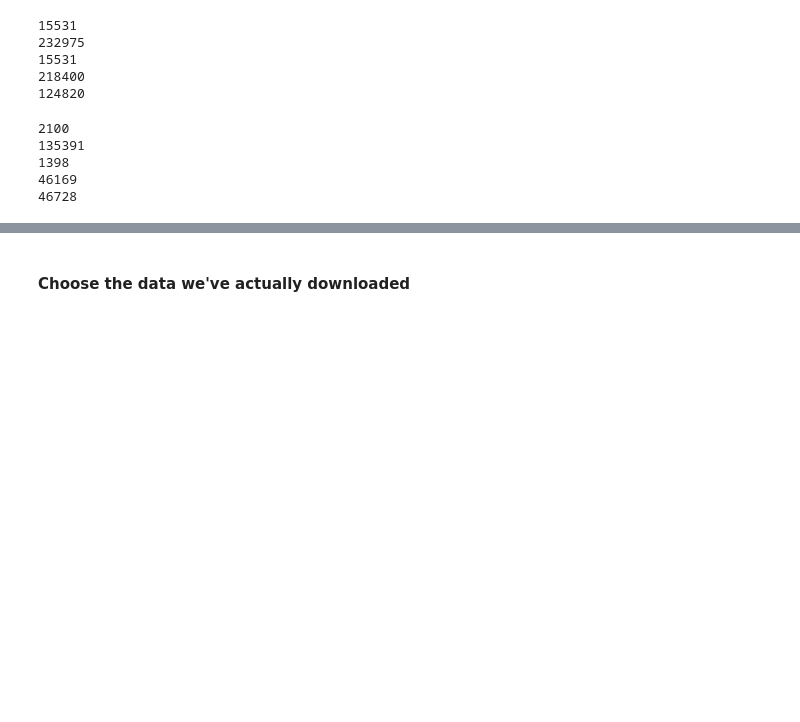
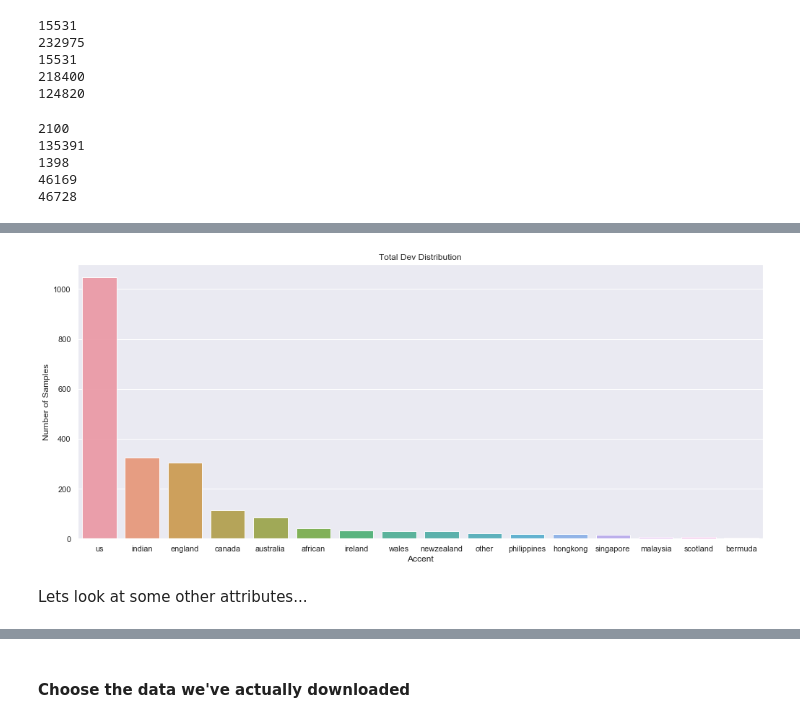
Before and after one commit to Faryab/accent_recognition, a Jupyter notebook: toying around.ipynb, the cells around one changed output, grey strips where cells are left out. Drawn from its saved outputs; the diff is of its cells as text; code cells hidden in the pictures; blank space fills up the shorter version.

```diff
--- a/toying around.ipynb
+++ b/toying around.ipynb
@@ -68,0 +112,6 @@ for key in splits:
+# %%
+visualize_categorical_distribution(splits["dev"]["accent"], "Total Dev Distribution", figsize=(17,7))
+# %% [output]
+[figure, added]
+# %% [markdown]
+Lets look at some other attributes...
```
Also changed, not shown: parts of 31 cells of this notebook.
